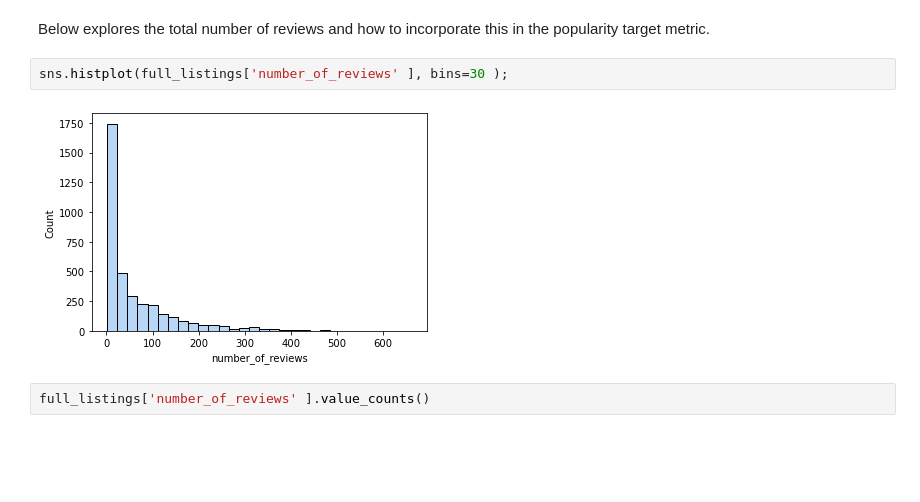
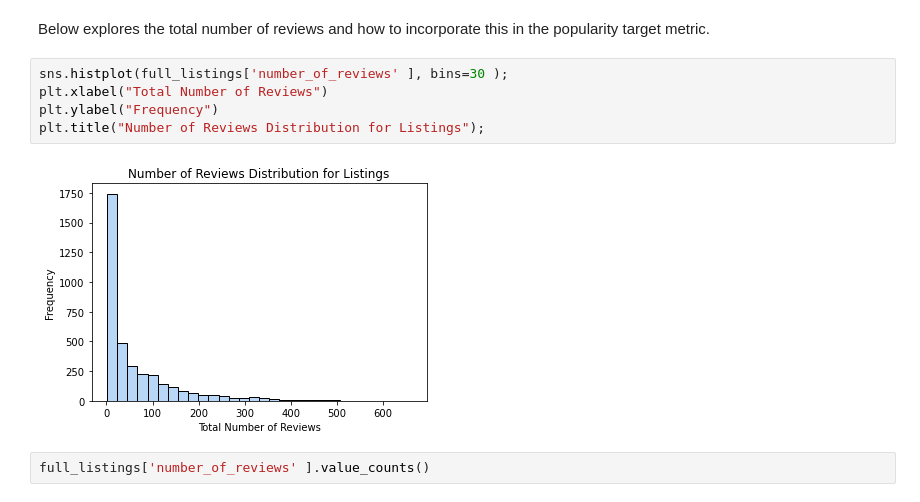
Before and after one commit to rgfriedman/washingon_dc_airbnb_hosting_helper, a Jupyter notebook: code/2_data_cleaning.ipynb, the cells around one changed output. Saved outputs shown, nothing was run; the diff lists cells and outputs as text; blank space fills up the shorter version.

```diff
--- a/code/2_data_cleaning.ipynb
+++ b/code/2_data_cleaning.ipynb
@@ -213,8 +216,11 @@ It's clear that to be considered the best in DC, the airbnb needs to meet high r
 Below explores the total number of reviews and how to incorporate this in the popularity target metric.
 # %%
 sns.histplot(full_listings['number_of_reviews' ], bins=30 );
+plt.xlabel("Total Number of Reviews")
+plt.ylabel("Frequency")
+plt.title("Number of Reviews Distribution for Listings");
 # %% [output]
-[figure, old version]
+[figure, new version]
 # %%
 full_listings['number_of_reviews' ].value_counts()
 # %% [output]
```
Also changed, not shown: parts of 5 cells of this notebook, 4 other files.
